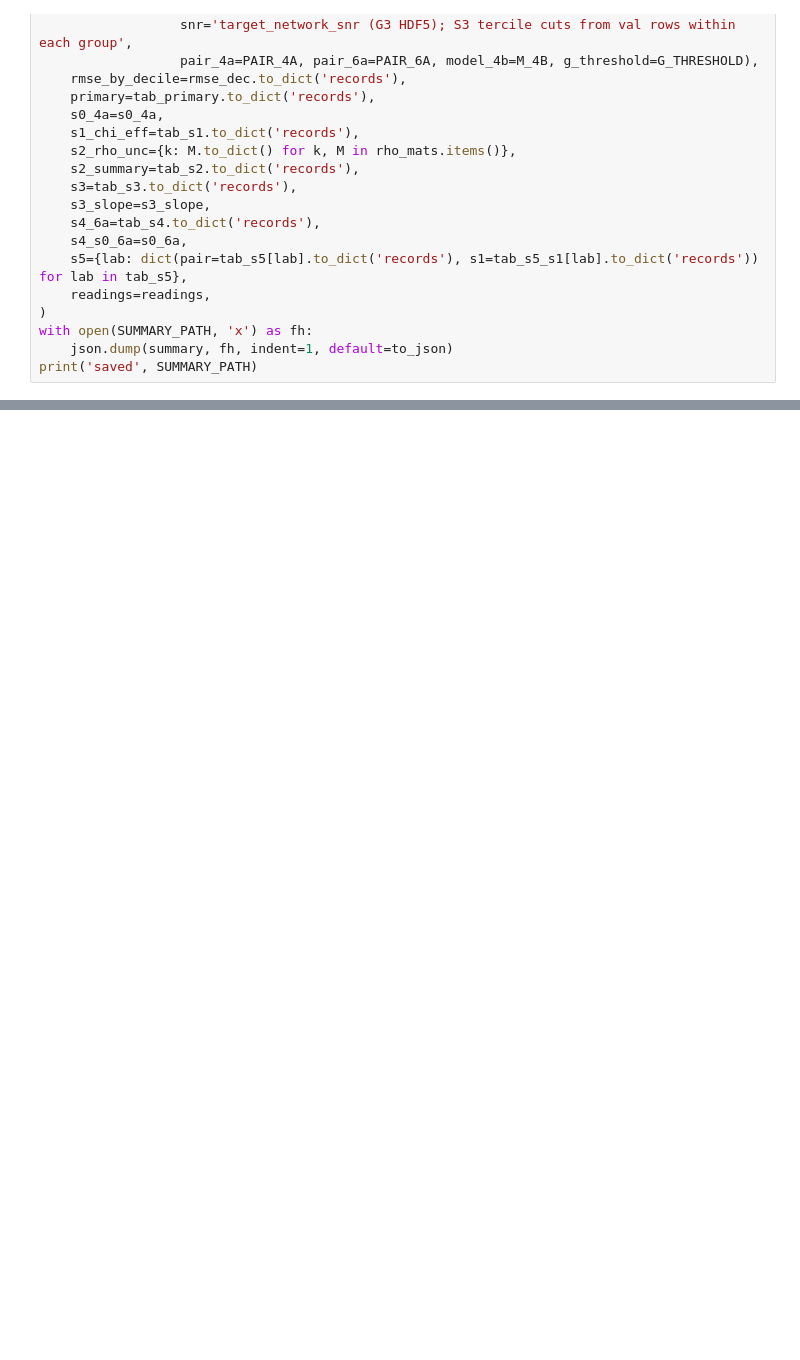
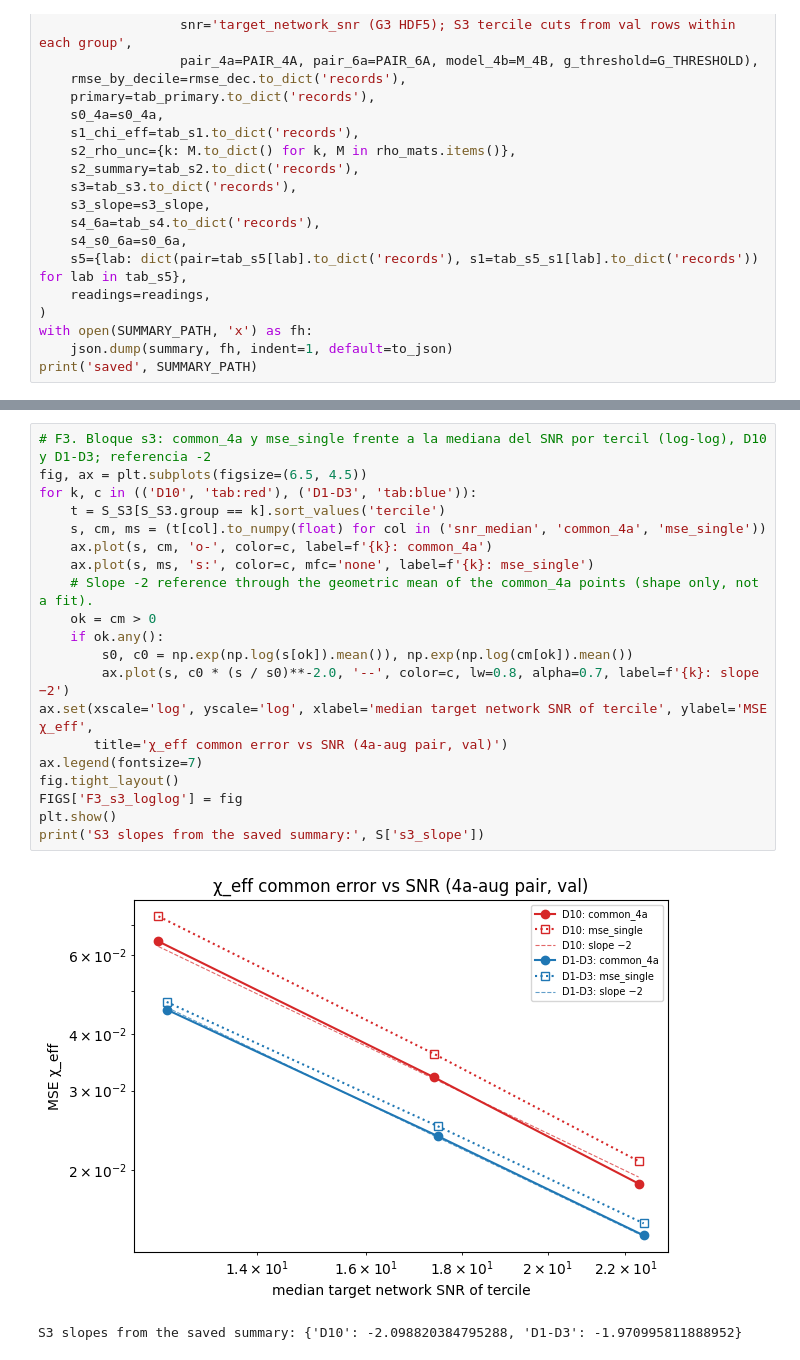
Before and after one commit to victorsh13/Gravitational-Waves-Lab, a Jupyter notebook: cbc_pe/notebooks/m13/M13_8_seed_decomposition.ipynb, the cells around one changed output, grey strips where cells are left out. Cells and saved outputs as stored; diff of their text form; blank space fills up the shorter version.

```diff
--- a/cbc_pe/notebooks/m13/M13_8_seed_decomposition.ipynb
+++ b/cbc_pe/notebooks/m13/M13_8_seed_decomposition.ipynb
@@ -441,0 +574,23 @@ print('saved', SUMMARY_PATH)
+# %%
+# F3. Bloque s3: common_4a y mse_single frente a la mediana del SNR por tercil (log-log), D10 y D1-D3; referencia -2
+fig, ax = plt.subplots(figsize=(6.5, 4.5))
+for k, c in (('D10', 'tab:red'), ('D1-D3', 'tab:blue')):
+    t = S_S3[S_S3.group == k].sort_values('tercile')
+    s, cm, ms = (t[col].to_numpy(float) for col in ('snr_median', 'common_4a', 'mse_single'))
+    ax.plot(s, cm, 'o-', color=c, label=f'{k}: common_4a')
+    ax.plot(s, ms, 's:', color=c, mfc='none', label=f'{k}: mse_single')
+    # Slope -2 reference through the geometric mean of the common_4a points (shape only, not a fit).
+    ok = cm > 0
+    if ok.any():
+        s0, c0 = np.exp(np.log(s[ok]).mean()), np.exp(np.log(cm[ok]).mean())
+        ax.plot(s, c0 * (s / s0)**-2.0, '--', color=c, lw=0.8, alpha=0.7, label=f'{k}: slope −2')
+ax.set(xscale='log', yscale='log', xlabel='median target network SNR of tercile', ylabel='MSE χ_eff',
+       title='χ_eff common error vs SNR (4a-aug pair, val)')
+ax.legend(fontsize=7)
+fig.tight_layout()
+FIGS['F3_s3_loglog'] = fig
+plt.show()
+print('S3 slopes from the saved summary:', S['s3_slope'])
+# %% [output]
+[figure, added]
+S3 slopes from the saved summary: {'D10': -2.098820384795288, 'D1-D3': -1.970995811888952}
```
Also changed, not shown: parts of 10 cells of this notebook, 2 other files.
